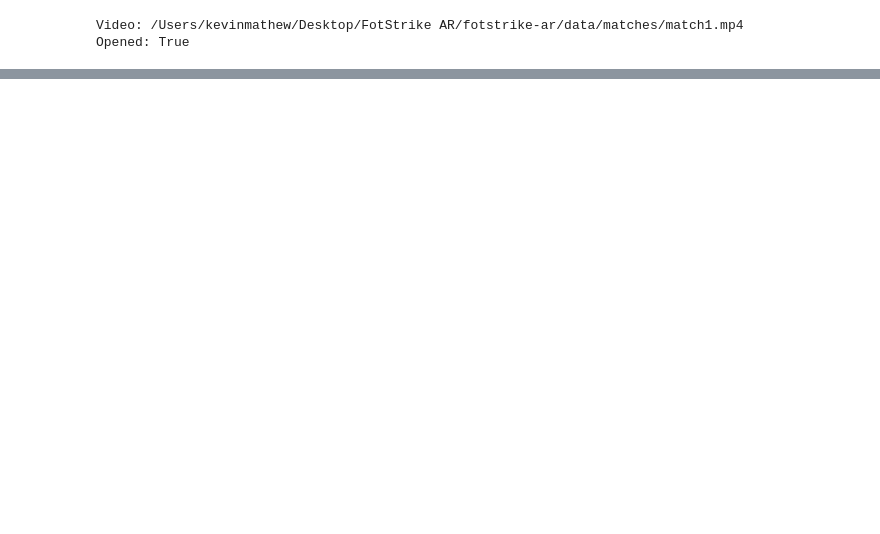
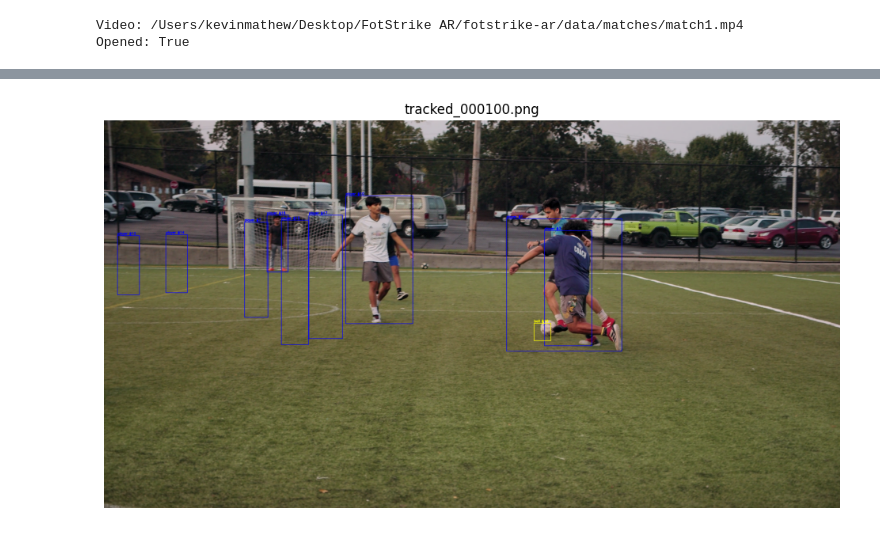
Before and after one commit to kevinm337/fotstrike-ar, a Jupyter notebook: notebooks/03_tracking_demo.ipynb, the cells around one changed output, grey strips where cells are left out. Cells and saved outputs as stored; diff of their text form; code cells hidden in the pictures; blank space fills up the shorter version.

Commit message:
Day 8: add minimal MultiObjectTracker and tracking demo notebook

```diff
--- a/notebooks/03_tracking_demo.ipynb
+++ b/notebooks/03_tracking_demo.ipynb
@@ -68,0 +133,17 @@ Done
+# %%
+import matplotlib.pyplot as plt
+import cv2
+
+img_path = Path("../outputs/day8_tracking/tracked_000100.png").resolve()
+img_bgr = cv2.imread(str(img_path))
+
+# BGR -> RGB for matplotlib
+img_rgb = cv2.cvtColor(img_bgr, cv2.COLOR_BGR2RGB)
+
+plt.figure(figsize=(12, 7))
+plt.imshow(img_rgb)
+plt.title(img_path.name)
+plt.axis("off")
+plt.show()
+# %% [output]
+[figure, added]
```
Also changed, not shown: parts of 4 cells of this notebook.
